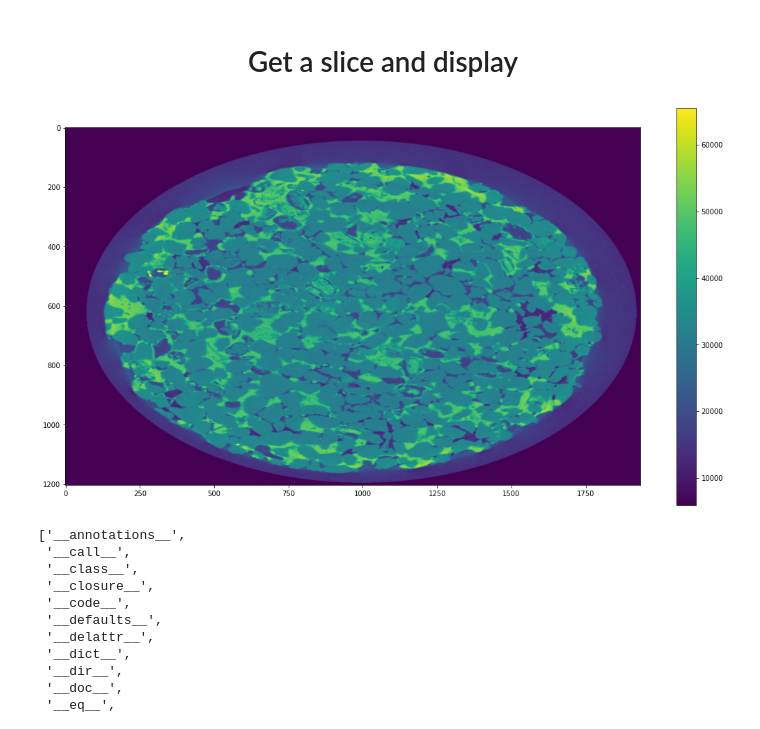
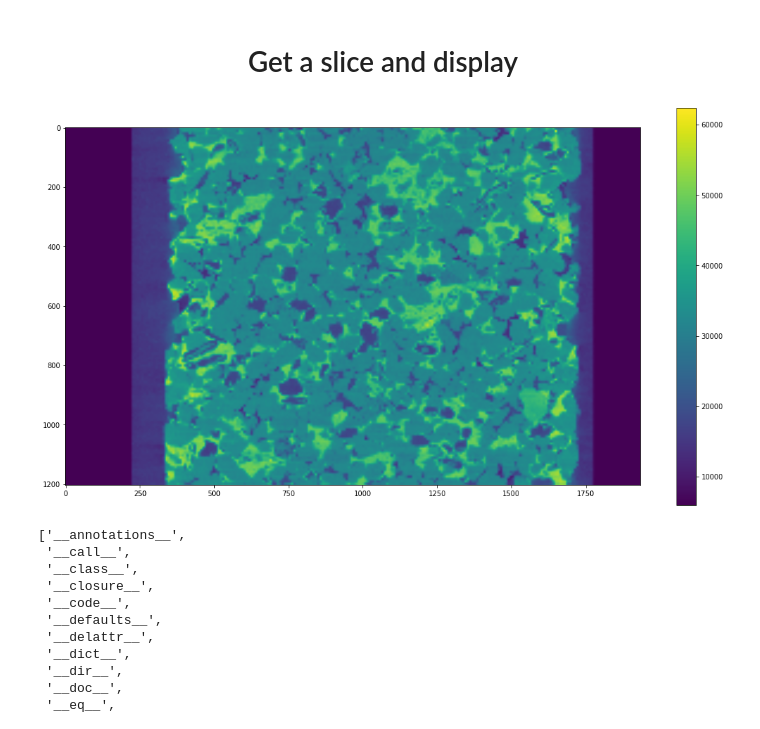
Before and after one commit to sci-visus/NSDF-examples, a Jupyter notebook: materials-science/4D_micro_CT/Open_4D_micro_CT_and_extract_slice.ipynb, the cells around one changed output. Cells and saved outputs as stored; diff of their text form; code cells hidden in the pictures.

```diff
--- a/materials-science/4D_micro_CT/Open_4D_micro_CT_and_extract_slice.ipynb
+++ b/materials-science/4D_micro_CT/Open_4D_micro_CT_and_extract_slice.ipynb
@@ -60,15 +58,15 @@ Dataset [x,y,z] dimensions= [1935, 1935, 1204]
 # %%
 fig, plots = plt.subplots(nrows=1, ncols=1)
 fig.set_size_inches(18.5, 10.5)
 
-#slice = MicroCT.getXSlice(501,-3)
-slice = MicroCT.getXYSlice()
+slice = MicroCT.getXSlice(501,-3)
+#slice = MicroCT.getXYSlice()
 
 im = plots.imshow(slice)
 plt.colorbar(im)
 plt.show()
 # %% [output]
-[figure, old version]
+[figure, new version]
 # %%
 dir(ov.PyDataset.getXYSlice)
 # %% [output]
```
Also changed, not shown: parts of 3 cells of this notebook, 4 other files.
